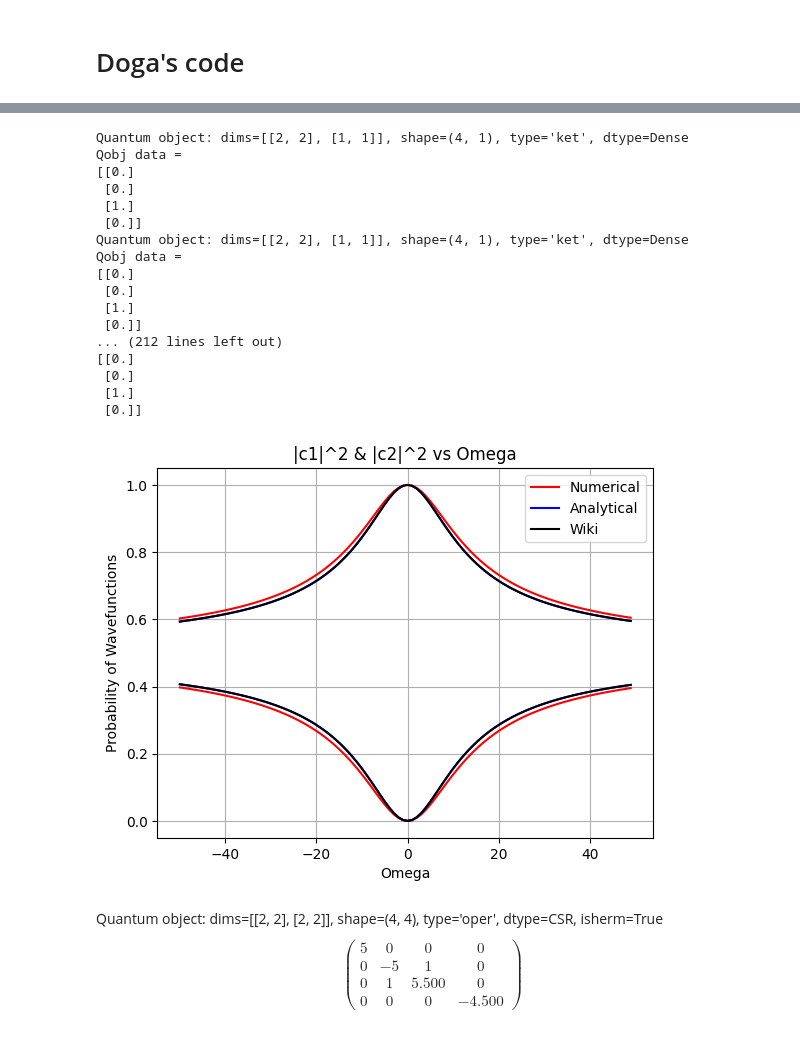
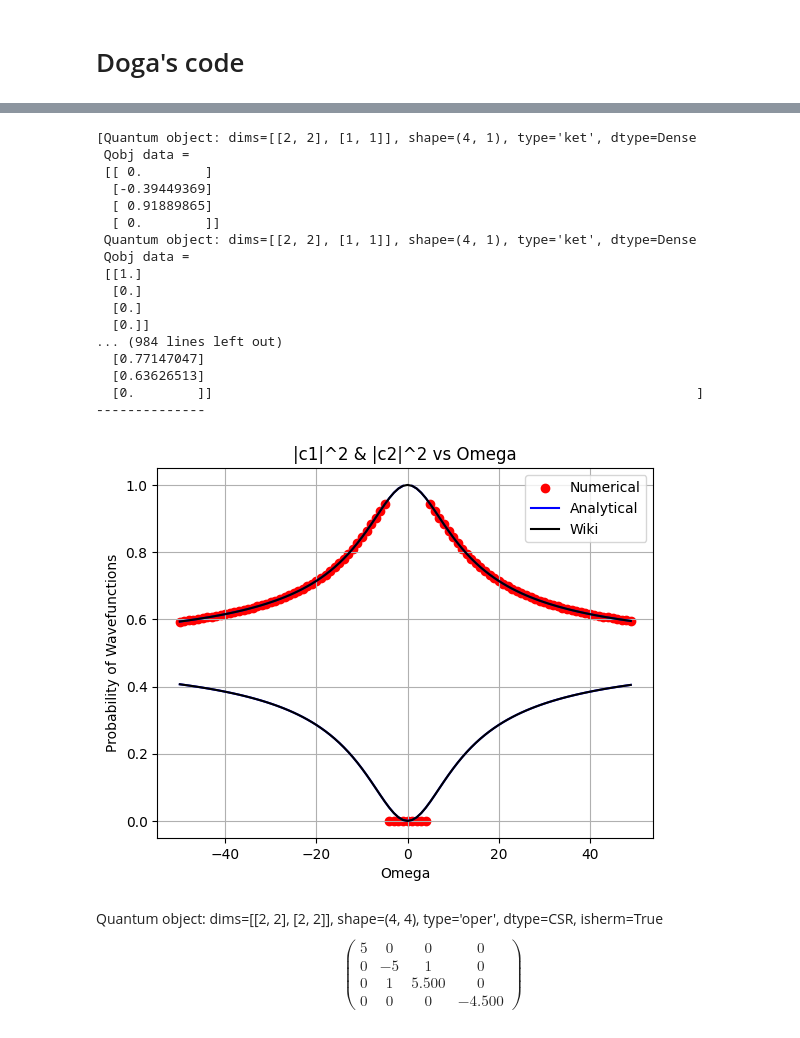
Before and after one commit to Pablo-The-Squirell/Simplest-JC-Model-E-state-Finder, a Jupyter notebook: Codes/qutip_test.ipynb, the cells around one changed output, grey strips where cells are left out. Cells and saved outputs as stored; diff of their text form; code cells hidden in the pictures.

```diff
--- a/Codes/qutip_test.ipynb
+++ b/Codes/qutip_test.ipynb
@@ -273,20 +275,20 @@ class Hamiltonian:
         Omega = self.Omega
         wc = self.wc
         wa = self.wa
-        sigma_z = tensor(qeye(N), sigmaz())
+        sigma_z = -tensor(qeye(N), sigmaz())
         a = tensor(destroy(N), qeye(2))
-        a_dag = a.dag()
-        sig_p = tensor(qeye(N), create(2))
+        a_dag = tensor(create(N), qeye(2))
+        sig_p = -tensor(qeye(N), create(2))
         sig_m = sig_p.dag()
 
-        int_excitation = tensor(destroy(N), create(2))
-        int_deexcitation = tensor(create(N), destroy(2))
-        int_perturb = tensor(destroy(N), destroy(2)) + tensor(create(N), create(2))
+        int_excitation = tensor(destroy(N), -create(2))
+        int_deexcitation = tensor(create(N), -destroy(2))
+        int_perturb = tensor(destroy(N), -destroy(2)) + tensor(create(N), -create(2))
 
         if perturb == True:
-            self.H_JC = (wa/2 * sigma_z + wc * a_dag*a + Omega/2 * (int_excitation + int_deexcitation + int_perturb))
+            self.H_JC = (wa/2 * sigma_z + wc * (a_dag*a) + Omega/2 * (int_excitation + int_deexcitation + int_perturb))/wa
         else:
-            self.H_JC = (wa/2 * sigma_z + wc * a_dag*a + Omega/2 * (int_excitation + int_deexcitation))
+            self.H_JC = (wa/2 * sigma_z + wc * (a_dag*a) + Omega/2 * (int_excitation + int_deexcitation))/wa
 # %% [markdown]
 # Doga's code
 # %%
@@ -318,14 +320,7 @@ for i in range(-50,50):
     # print(i)
     Omega_vals.append(i)
 # decoupled Hamiltonian
-    H0 = wc * a.dag() * a + wa/2 * sigma_z
-
-# interaction Hamiltonian
-    #H1 = Omega/2 * (a.dag() + a) * (sm + sm.dag())
-    H1 = Omega/2 * ((a.dag() * sm) + (sm.dag()*a)) #truncation / approximation
-# interaction Hamiltonian
-
-    H = H0 + H1
+    H = Hamiltonian(wa, wc, Omega, N, False).H_JC
 # Find the eigenstates of the Hamiltonian
     evals, evecs = H.eigenstates()
 # Time evolution
@@ -342,9 +337,10 @@ for i in range(-50,50):
 
     for i in range(num_eigenstates):
         c[i].append(evecs[i].overlap(psi0))
-    print(psi0)
+    # print(psi0)
         #print(i,c[i])
-    #print(evecs[3])
+    print(evecs)
+    print('--------------')
     #print(c[3])
     # print(H)
 
@@ -364,8 +360,8 @@ for i in range(-50,50):
 plt.figure()
 #plt.plot(Omega_vals, c_0_evlt, label=f"|c{1}|^2", color ="red")
 #plt.plot(Omega_vals, c_1_evlt, label=f"|c{2}|^2", color ="red")
-plt.plot(Omega_vals, c_0_evlt, label="Numerical", color ="red")
-plt.plot(Omega_vals, c_1_evlt, color ="red")
+plt.scatter(Omega_vals, c_0_evlt, label="Numerical", color ="red")
+# plt.scatter(Omega_vals, c_1_evlt, color ="red")
 #plt.plot(Omega_vals, k1_vals, label=f"|k{1}|^2", color ="blue")
 #plt.plot(Omega_vals, k2_vals, label=f"|k{2}|^2", color ="blue")
 plt.plot(Omega_vals, k2_vals, label="Analytical", color ="blue")
@@ -401,19 +397,19 @@ Qobj data =
-Quantum object: dims=[[2, 2], [1, 1]], shape=(4, 1), type='ket', dtype=Dense
-Qobj data =
-[[0.]
- [0.]
- [1.]
- [0.]]
-Quantum object: dims=[[2, 2], [1, 1]], shape=(4, 1), type='ket', dtype=Dense
-Qobj data =
-[[0.]
- [0.]
- [1.]
- [0.]]
-... (212 lines left out)
-[[0.]
- [0.]
- [1.]
- [0.]]
+[Quantum object: dims=[[2, 2], [1, 1]], shape=(4, 1), type='ket', dtype=Dense
+ Qobj data =
+ [[ 0.        ]
+  [-0.39449369]
+  [ 0.91889865]
+  [ 0.        ]]
+ Quantum object: dims=[[2, 2], [1, 1]], shape=(4, 1), type='ket', dtype=Dense
+ Qobj data =
+ [[1.]
+  [0.]
+  [0.]
+  [0.]]
+... (984 lines left out)
+  [0.77147047]
+  [0.63626513]
+  [0.        ]]                                                              ]
+--------------
-[figure, old version]
+[figure, new version]
 # %%
```
Also changed, not shown: parts of 17 cells of this notebook.
